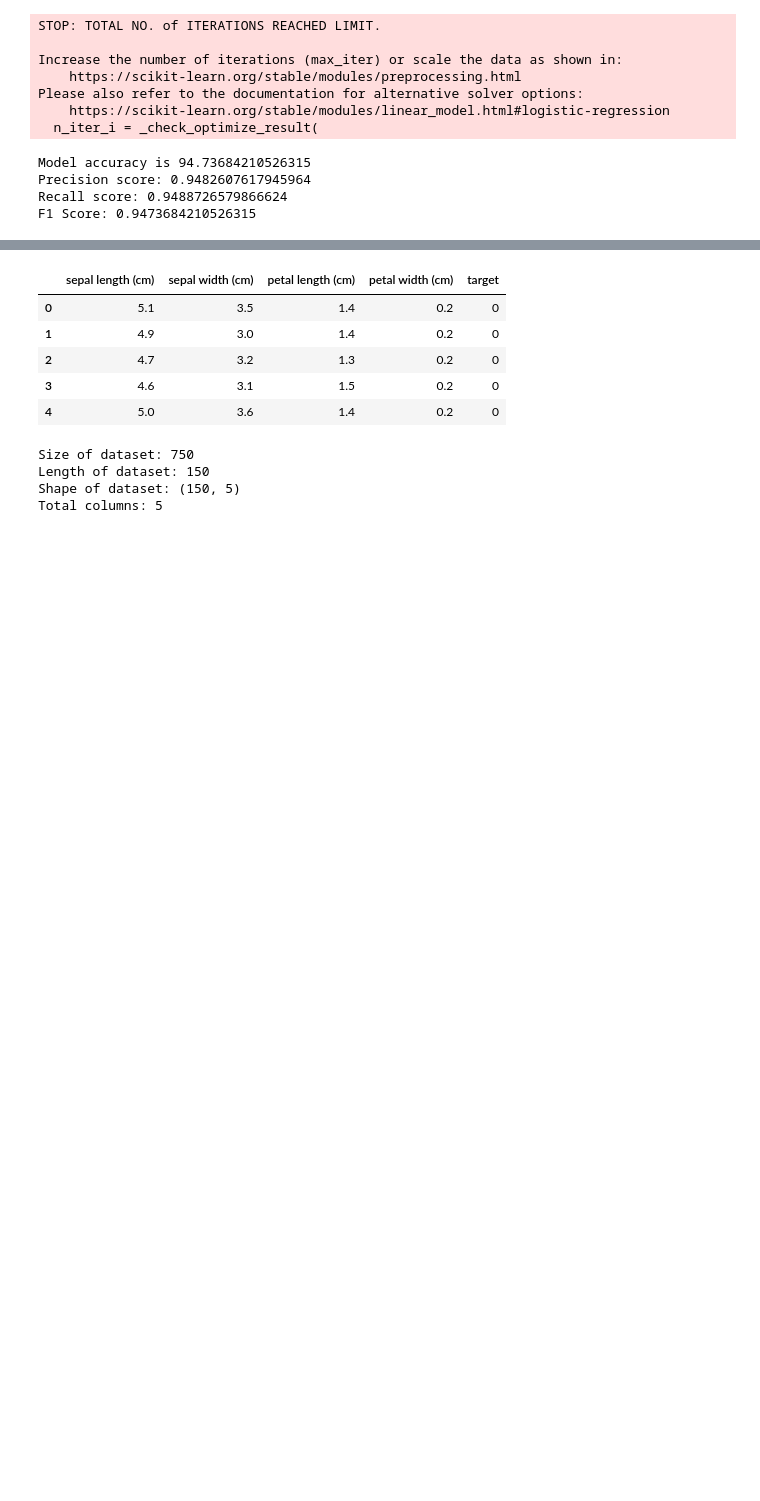
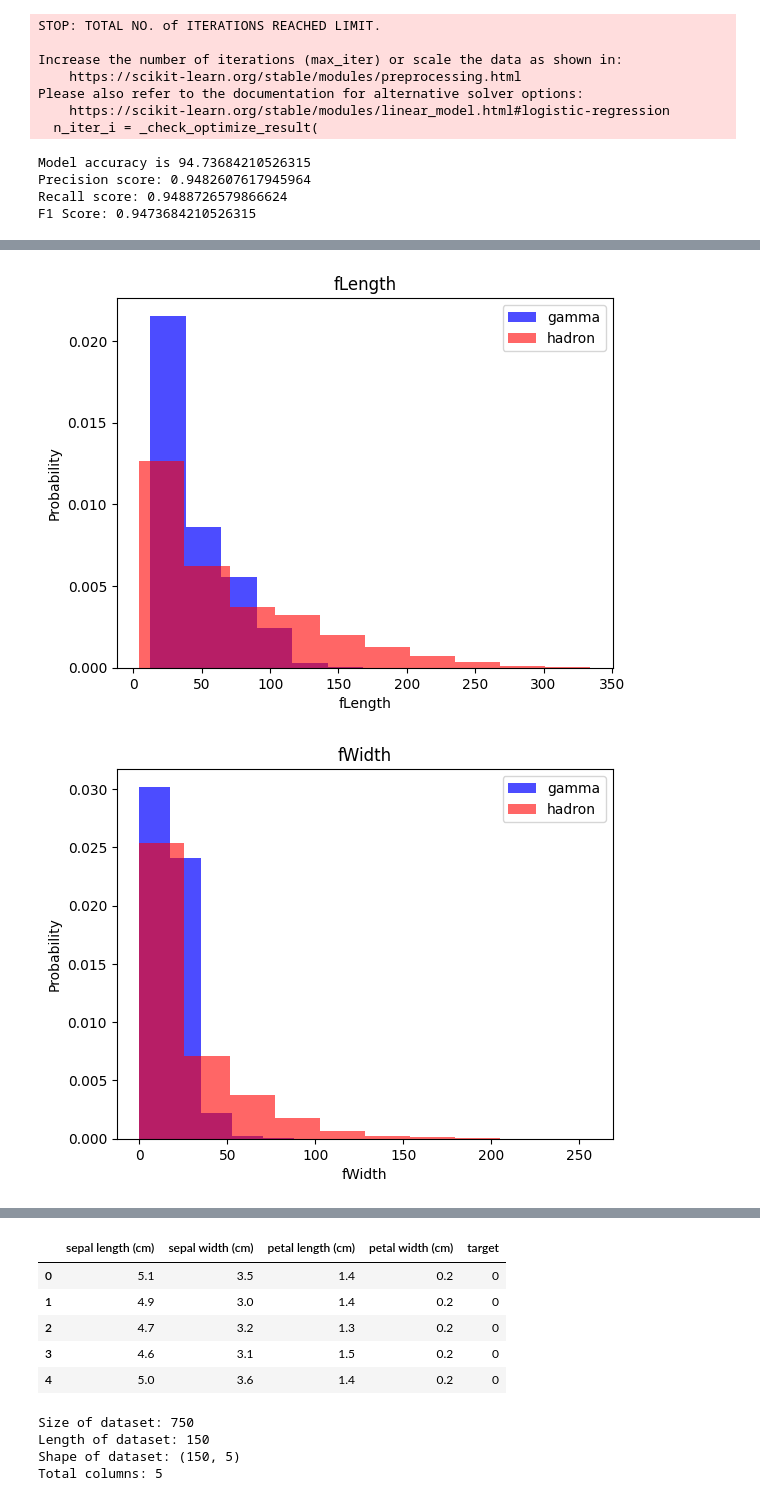
Before and after one commit to mmaazkhanhere/genai-learning-repo, a Jupyter notebook: machine-learning-course/course.ipynb, the cells around one changed output, grey strips where cells are left out. Saved outputs shown, nothing was run; the diff lists cells and outputs as text; code cells hidden in the pictures; blank space fills up the shorter version.

```diff
--- a/machine-learning-course/course.ipynb
+++ b/machine-learning-course/course.ipynb
@@ -451,0 +663,3 @@ F1 Score: 0.9473684210526315
+# %%
+df = pd.read_csv("E:/Web 3.0/Next.js 13 and TailwindCSS/Projects/genai-learning-repo/datasets/gamma_telescope/telescope_data.csv")
+df.head()
@@ -451,0 +673,3 @@ F1 Score: 0.9473684210526315
+# %%
+df.drop('Unnamed: 0', axis=1, inplace=True)
+df.head()
@@ -451,0 +683,3 @@ F1 Score: 0.9473684210526315
+# %%
+df["class"] = (df["class"] == "g").astype(int)
+df.head()
@@ -451,0 +693,13 @@ F1 Score: 0.9473684210526315
+# %%
+cols = list(df.columns)
+for label in cols[:-1]:
+    plt.hist(df[df["class"]==1][label], color='blue', label='gamma', alpha=0.7, density=True)
+    plt.hist(df[df["class"]==0][label], color='red', label='hadron', alpha=0.6, density=True)
+    plt.title(label)
+    plt.ylabel("Probability")
+    plt.xlabel(label)
+    plt.legend()
+    plt.show()
+# %% [output]
+[figure, added]
+[figure, added]
```
Also changed, not shown: parts of 70 cells of this notebook, 1 other file.
